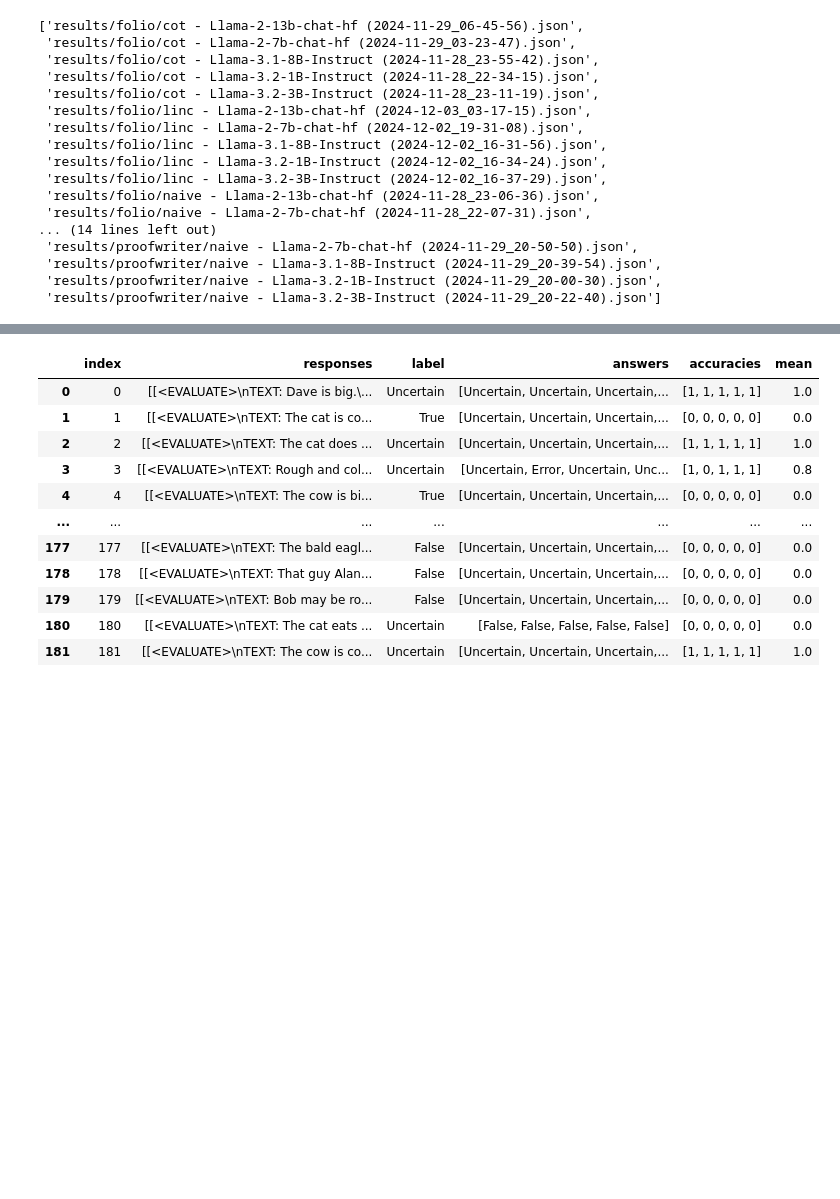
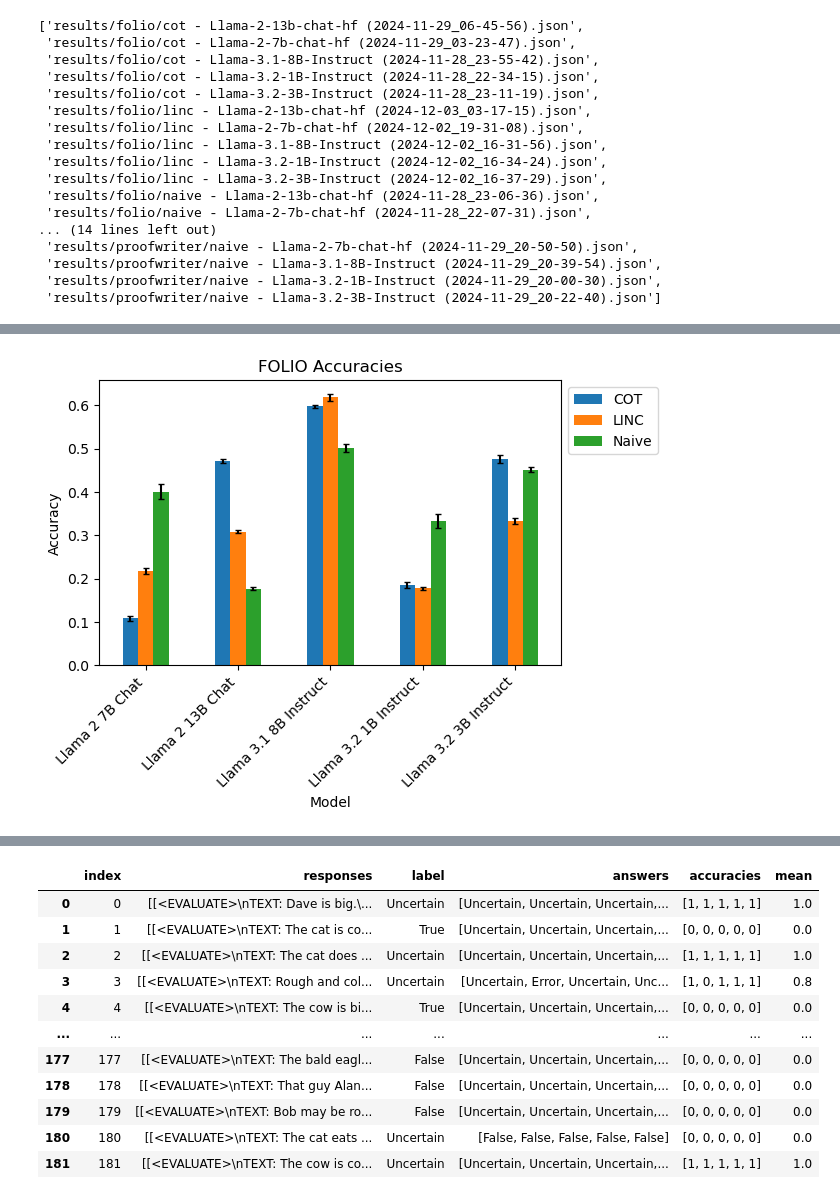
Before and after one commit to jortan02/linc, a Jupyter notebook: results.ipynb, the cells around one changed output, grey strips where cells are left out. Drawn from its saved outputs; the diff is of its cells as text; code cells hidden in the pictures; blank space fills up the shorter version.

Commit message:
Created graphs

```diff
--- a/results.ipynb
+++ b/results.ipynb
@@ -79,6 +76,11 @@ import pickle
 
 with open("data/results_df_dict.pkl", "wb") as file:
     pickle.dump(results_df_dict, file)
+# %%
+import pickle
+
+with open("data/results_df_dict.pkl", "rb") as file:
+    results_df_dict = pickle.load(file)
 # %%
 import re
 
@@ -120,11 +122,15 @@ def get_dataset_name(file_name):
 all_results = []
 for path in tqdm(paths):
     results_df = results_df_dict[path]
+    accuracies = np.array(results_df["accuracies"].tolist())
+    mean_accuracies = np.round(np.mean(accuracies, axis=0), 4)
     results = {
-        "dataset_name": get_dataset_name(path),
-        "model_choice": get_model_choice(path),
-        "model_name": get_model_name(path),
-        "mean": results_df["mean"].mean(),
+        "Dataset": get_dataset_name(path),
+        "Method": get_model_choice(path),
+        "Model": get_model_name(path),
+        "Accuracy": np.mean(mean_accuracies),
+        "STD": np.std(mean_accuracies, ddof=1) / np.sqrt(np.size(mean_accuracies))
+
     }
     all_results.append(results)
 # %%
@@ -133,0 +159,32 @@ all_results_df.to_csv("results/results.csv")
+# %%
+import matplotlib.pyplot as plt
+
+pivot_df = all_results_df[all_results_df["Dataset"] == "FOLIO"].pivot(
+    index="Model", columns="Method", values=["Accuracy", "STD"]
+)
+pivot_df = pivot_df.reindex(
+    [
+        "Llama 2 7B Chat",
+        "Llama 2 13B Chat",
+        "Llama 3.1 8B Instruct",
+        "Llama 3.2 1B Instruct",
+        "Llama 3.2 3B Instruct",
+    ]
+)
+pivot_df
+
+ax = pivot_df.plot(
+    kind="bar",
+    y="Accuracy",
+    yerr="STD",
+    linewidth=1,
+    capsize=2,
+    title="FOLIO Accuracies",
+)
+ax.set_ylabel("Accuracy")
+plt.xticks(rotation=45, ha="right")
+plt.legend(bbox_to_anchor=(1, 1), loc="upper left")
+plt.tight_layout()
+plt.show()
+# %% [output]
+[figure, added]
```
Also changed, not shown: parts of 7 cells of this notebook, 2 other files.
